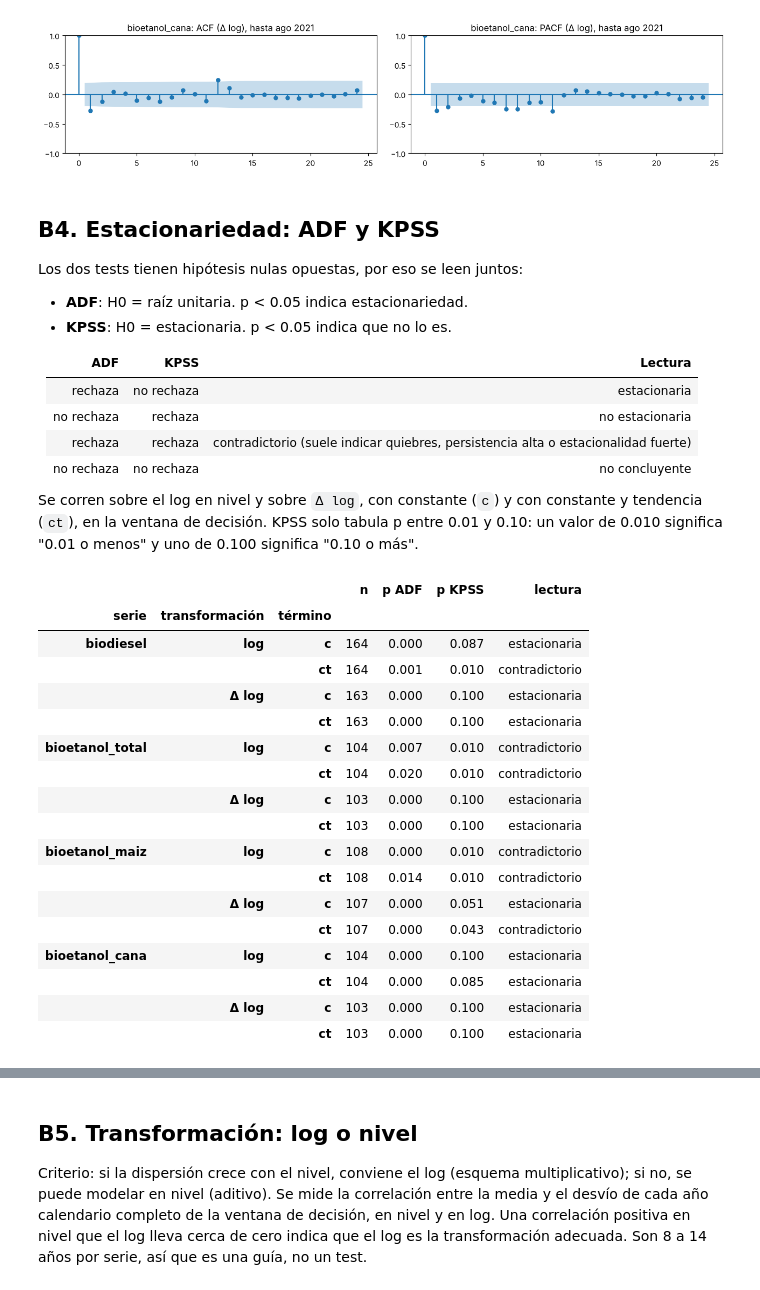
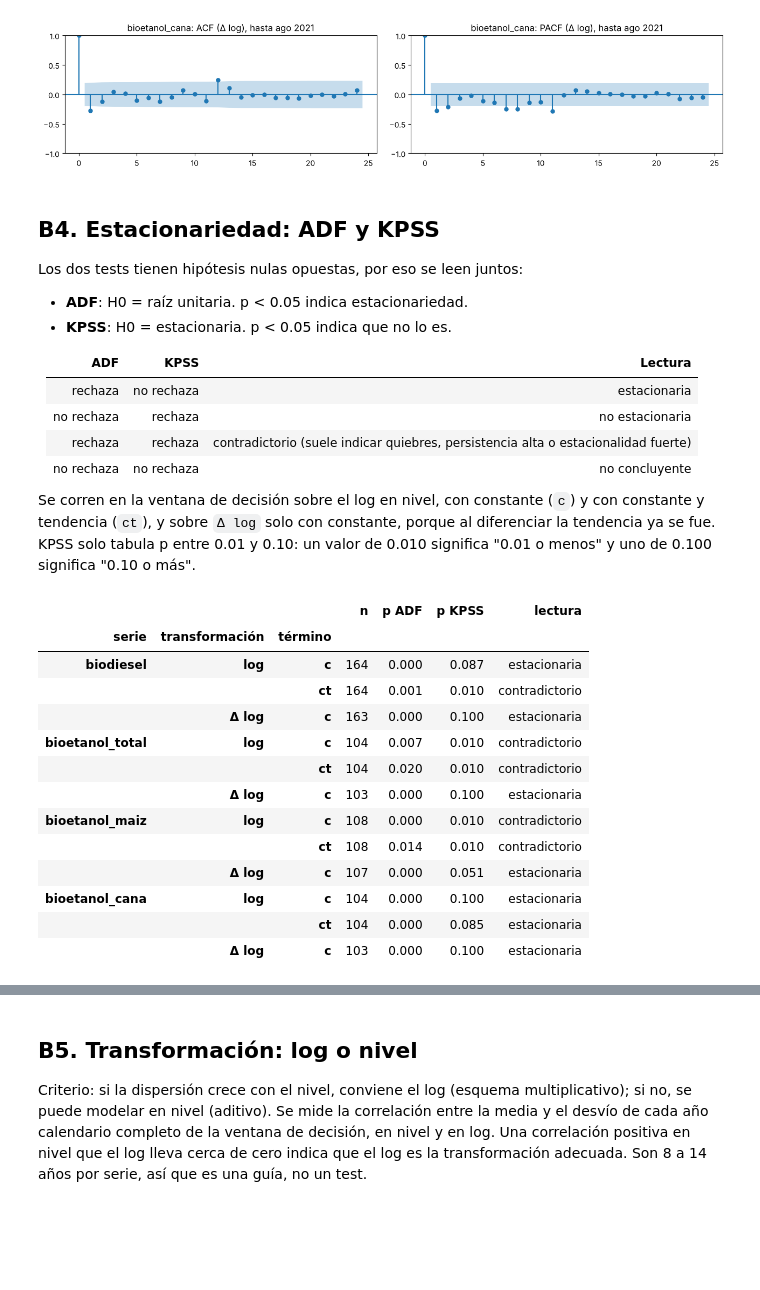
Before and after one commit to Lab2-BCR-UCA/Lab2-BCR, a Jupyter notebook: notebooks/eda_produccion.ipynb, the cells around one changed output, grey strips where cells are left out. Drawn from its saved outputs; the diff is of its cells as text; code cells hidden in the pictures; blank space fills up the shorter version.

```diff
--- a/notebooks/eda_produccion.ipynb
+++ b/notebooks/eda_produccion.ipynb
@@ -131,7 +132,7 @@ for ax, (nom, (s, u, ini)) in zip(axes.ravel(), SERIES.items()):
     ax.axvspan(INICIO_BACKTEST, INICIO_HOLDOUT, color="tab:orange", alpha=0.12, label="backtest")
     ax.axvspan(INICIO_HOLDOUT, s.index.max(), color="tab:red", alpha=0.12, label="holdout")
     ax.axvline(pd.Timestamp(ini), color="tab:green", ls=":", lw=1, label="inicio entrenamiento")
-    ax.axvline(CORTE_NOV25, color="gray", ls="--", lw=1, label="nov 2025")
+    ax.axvline(CORTE_NOV25, color="gray", ls="--", lw=1, label="salto de nivel nov 2025 (holdout)")
     ax.set_title(f"{nom}  ({u})"); ax.legend(fontsize=7)
 plt.tight_layout(); plt.show()
 # %% [output]
@@ -330,52 +331,49 @@ Los dos tests tienen hipótesis nulas opuestas, por eso se leen juntos:
 | rechaza | rechaza | contradictorio (suele indicar quiebres, persistencia alta o estacionalidad fuerte) |
 | no rechaza | no rechaza | no concluyente |
 
-Se corren sobre el log en nivel y sobre `Δ log`, con constante (`c`) y con
-constante y tendencia (`ct`), en la ventana de decisión. KPSS solo tabula
+Se corren en la ventana de decisión sobre el log en nivel, con constante
+(`c`) y con constante y tendencia (`ct`), y sobre `Δ log` solo con constante,
+porque al diferenciar la tendencia ya se fue. KPSS solo tabula
 p entre 0.01 y 0.10: un valor de 0.010 significa "0.01 o menos" y uno de
 0.100 significa "0.10 o más".
 # %%
 def lectura(p_adf, p_kpss, alfa=0.05):
     adf_rech, kpss_rech = p_adf < alfa, p_kpss < alfa
     if adf_rech and not kpss_rech:
         return "estacionaria"
     if not adf_rech and kpss_rech:
         return "no estacionaria"
     if adf_rech and kpss_rech:
         return "contradictorio"
     return "no concluyente"
 
 filas = []
 for nom, (s, u, ini) in SERIES.items():
     logw = np.log(ventana_decision(s, ini))
     for transf, x in [("log", logw), ("Δ log", logw.diff().dropna())]:
-        for reg in ["c", "ct"]:
+        for reg in (["c", "ct"] if transf == "log" else ["c"]):
             p_adf = adfuller(x, regression=reg, autolag="AIC")[1]
             p_kpss = kpss(x, regression=reg, nlags="auto")[1]
             filas.append({"serie": nom, "transformación": transf, "término": reg,
                           "n": len(x), "p ADF": round(p_adf, 3), "p KPSS": round(p_kpss, 3),
                           "lectura": lectura(p_adf, p_kpss)})
 ESTACIONARIEDAD = pd.DataFrame(filas).set_index(["serie", "transformación", "término"])
 ESTACIONARIEDAD
 # %% [output]
 |  |  |  | n | p ADF | p KPSS | lectura |
 | serie | transformación | término |  |  |  |  |
 | biodiesel | log | c | 164 | 0.000 | 0.087 | estacionaria |
 |  |  | ct | 164 | 0.001 | 0.010 | contradictorio |
 |  | Δ log | c | 163 | 0.000 | 0.100 | estacionaria |
-|  |  | ct | 163 | 0.000 | 0.100 | estacionaria |
 | bioetanol_total | log | c | 104 | 0.007 | 0.010 | contradictorio |
 |  |  | ct | 104 | 0.020 | 0.010 | contradictorio |
 |  | Δ log | c | 103 | 0.000 | 0.100 | estacionaria |
-|  |  | ct | 103 | 0.000 | 0.100 | estacionaria |
 | bioetanol_maiz | log | c | 108 | 0.000 | 0.010 | contradictorio |
 |  |  | ct | 108 | 0.014 | 0.010 | contradictorio |
 |  | Δ log | c | 107 | 0.000 | 0.051 | estacionaria |
-|  |  | ct | 107 | 0.000 | 0.043 | contradictorio |
 | bioetanol_cana | log | c | 104 | 0.000 | 0.100 | estacionaria |
 |  |  | ct | 104 | 0.000 | 0.085 | estacionaria |
 |  | Δ log | c | 103 | 0.000 | 0.100 | estacionaria |
-|  |  | ct | 103 | 0.000 | 0.100 | estacionaria |
 # %% [markdown]
 **Lectura** (especificación con constante, `c`; la de tendencia, `ct`,
 se comenta donde cambia):
```
Also changed, not shown: parts of 3 cells of this notebook.
